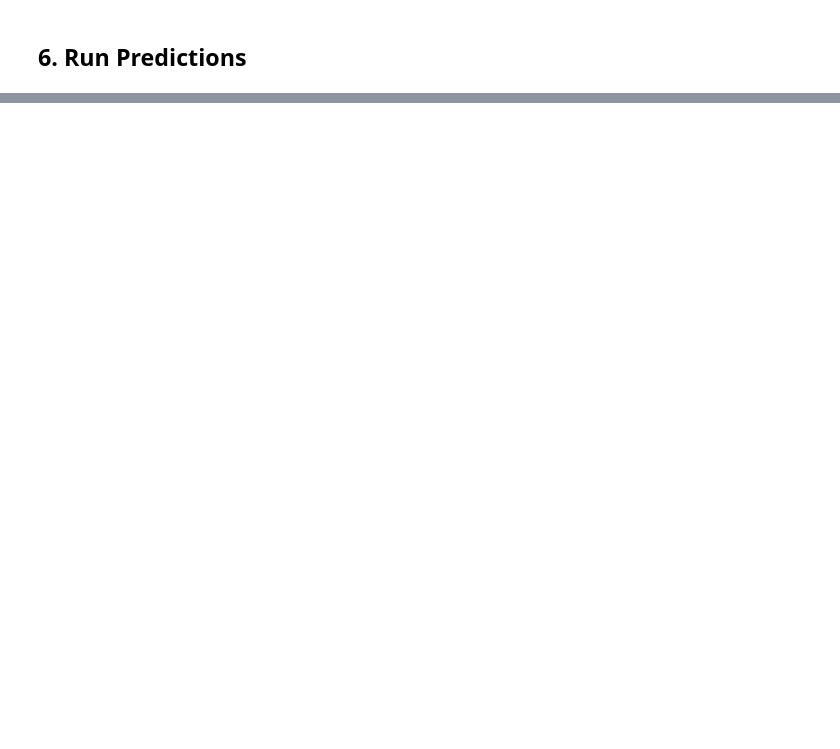
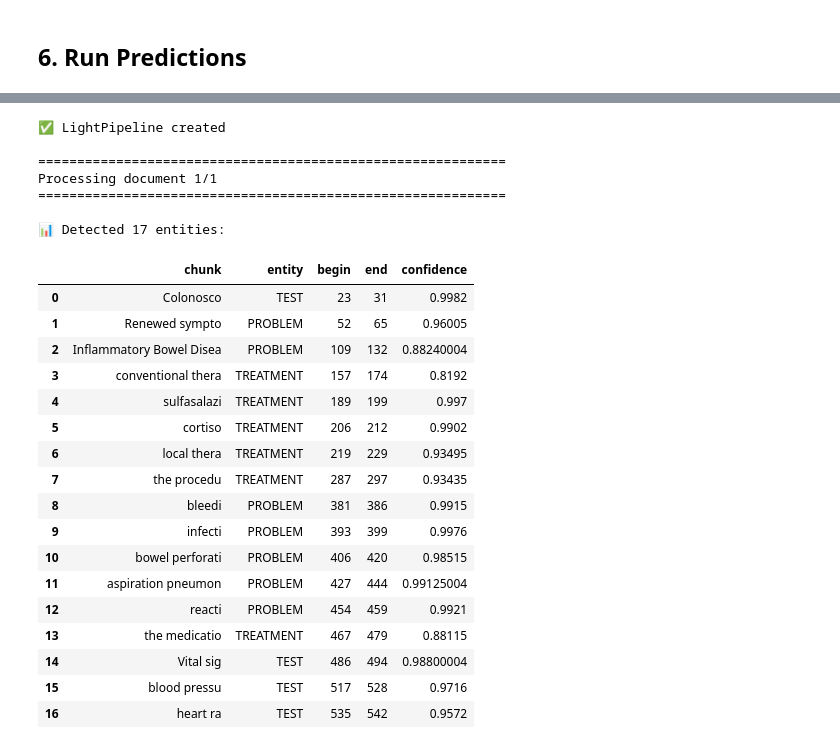
Before and after one commit to huseyincenik/john_snow_labs, a Jupyter notebook: generating_conll_files_from_pretrained_models/notebooks/prediction.ipynb, the cells around one changed output, grey strips where cells are left out. Cells and saved outputs as stored; diff of their text form; code cells hidden in the pictures; blank space fills up the shorter version.

Commit message:
prediction notebook

```diff
--- a/generating_conll_files_from_pretrained_models/notebooks/prediction.ipynb
+++ b/generating_conll_files_from_pretrained_models/notebooks/prediction.ipynb
@@ -374,0 +718,80 @@ predictions_with_highlight.select("highlighted_text", "ner_chunks").show(truncat
+# %%
+# Create LightPipeline for faster predictions
+from sparknlp.base import LightPipeline
+import pandas as pd
+
+# Create LightPipeline from the fitted model
+light_pipeline = LightPipeline(model_pipeline)
+print("✅ LightPipeline created")
+
+# Run predictions on CoNLL samples
+conll_predictions = []
+
+if sample_docs:
+    for idx, doc in enumerate(sample_docs):
+        print(f"\n{'='*60}")
+        print(f"Processing document {idx + 1}/{len(sample_docs)}")
+        print(f"{'='*60}")
+
+        # Get prediction using fullAnnotate for complete output
+        result = light_pipeline.fullAnnotate(doc['text'])
+
+        if result and len(result) > 0:
+            conll_predictions.append(result[0])
+
+            # Extract chunks and entities
+            chunks = []
+            entities = []
+            begin_pos = []
+            end_pos = []
+            confidence_scores = []
+
+            for chunk in result[0].get('chunks', []):
+                chunks.append(chunk.result)
+                entities.append(chunk.metadata.get('entity', 'N/A'))
+                begin_pos.append(chunk.begin)
+                end_pos.append(chunk.end)
+                confidence_scores.append(chunk.metadata.get('confidence', 'N/A'))
+
+            # Create DataFrame for better visualization
+            df = pd.DataFrame({
+                'chunk': chunks,
+                'entity': entities,
+                'begin': begin_pos,
+                'end': end_pos,
+                'confidence': confidence_scores
+            })
+
+            print(f"\n📊 Detected {len(df)} entities:")
+            if not df.empty:
+                display(df)
+else:
+    print("⚠️ No CoNLL documents to process")
+
+print(f"\n✅ Predictions completed for {len(conll_predictions)} documents")
+# %% [output]
+✅ LightPipeline created
+
+============================================================
+Processing document 1/1
+============================================================
+
+📊 Detected 17 entities:
+|  | chunk | entity | begin | end | confidence |
+| 0 | Colonosco | TEST | 23 | 31 | 0.9982 |
+| 1 | Renewed sympto | PROBLEM | 52 | 65 | 0.96005 |
+| 2 | Inflammatory Bowel Disea | PROBLEM | 109 | 132 | 0.88240004 |
+| 3 | conventional thera | TREATMENT | 157 | 174 | 0.8192 |
+| 4 | sulfasalazi | TREATMENT | 189 | 199 | 0.997 |
+| 5 | cortiso | TREATMENT | 206 | 212 | 0.9902 |
+| 6 | local thera | TREATMENT | 219 | 229 | 0.93495 |
+| 7 | the procedu | TREATMENT | 287 | 297 | 0.93435 |
+| 8 | bleedi | PROBLEM | 381 | 386 | 0.9915 |
+| 9 | infecti | PROBLEM | 393 | 399 | 0.9976 |
+| 10 | bowel perforati | PROBLEM | 406 | 420 | 0.98515 |
+| 11 | aspiration pneumon | PROBLEM | 427 | 444 | 0.99125004 |
+| 12 | reacti | PROBLEM | 454 | 459 | 0.9921 |
+| 13 | the medicatio | TREATMENT | 467 | 479 | 0.88115 |
+| 14 | Vital sig | TEST | 486 | 494 | 0.98800004 |
+| 15 | blood pressu | TEST | 517 | 528 | 0.9716 |
+| 16 | heart ra | TEST | 535 | 542 | 0.9572 |
```
Also changed, not shown: parts of 18 cells of this notebook.
